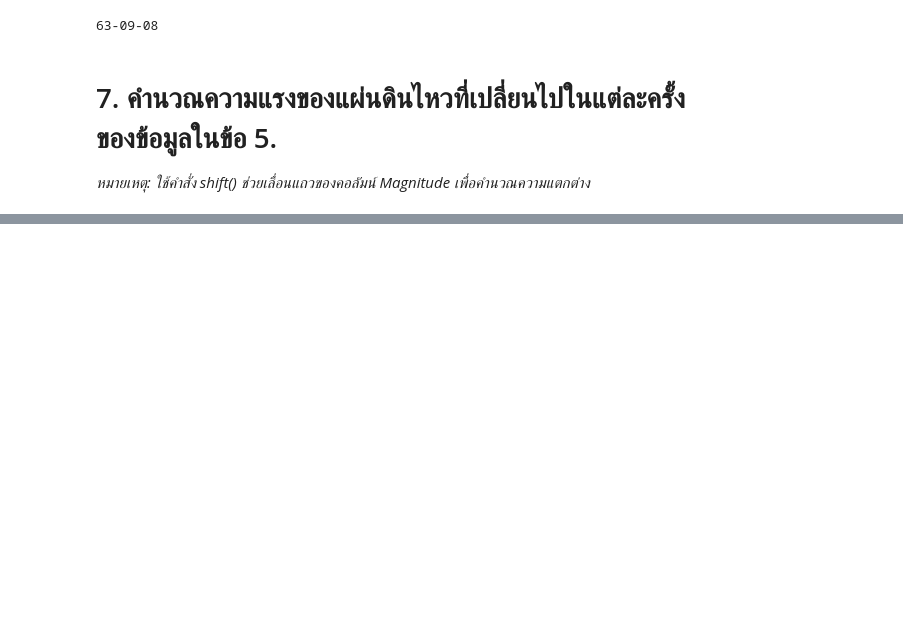
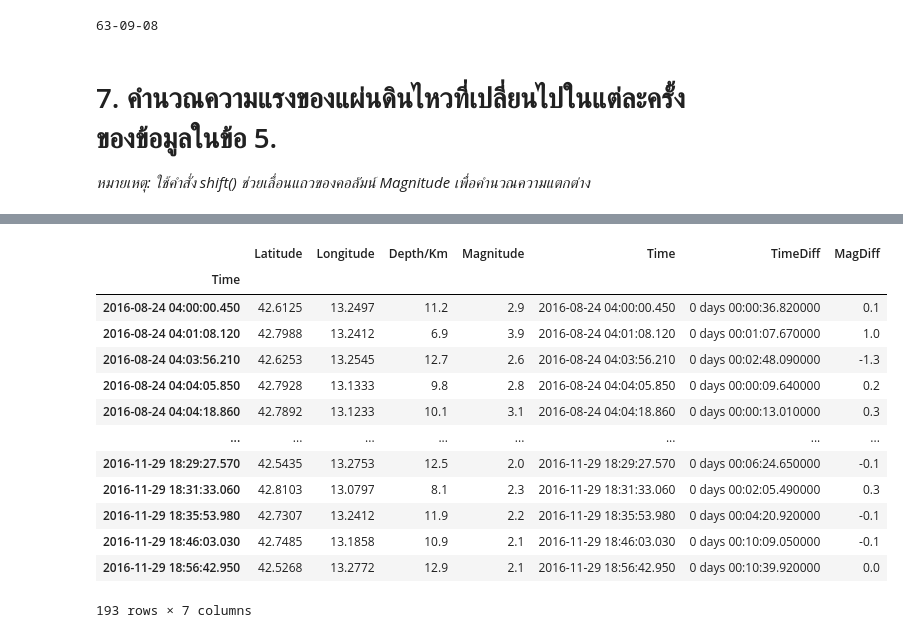
Before and after one commit to ThanapatrP/uni-2-2-data-assignment, a Jupyter notebook: a3/a3.ipynb, the cells around one changed output, grey strips where cells are left out. Drawn from its saved outputs; the diff is of its cells as text; code cells hidden in the pictures; blank space fills up the shorter version.

```diff
--- a/a3/a3.ipynb
+++ b/a3/a3.ipynb
@@ -90,0 +142,4 @@ print("{:d}-{:02d}-{:02d}".format(diff.components.days, diff.components.hours, d
+# %%
+eq["Time"] = eq.index
+eq.sort_index(inplace=True)
+eq["Time"].diff().sort_values(ascending=False).iloc[0]
@@ -90,0 +150,5 @@ print("{:d}-{:02d}-{:02d}".format(diff.components.days, diff.components.hours, d
+# %%
+eq["TimeDiff"] = eq["Time"].diff()
+mx_interval = eq["TimeDiff"].sort_values(ascending=False).iloc[0]
+s_date = eq[eq.TimeDiff == mx_interval].index[0]
+print(f"{s_date.strftime("%d %B %Y %H:%M:%S")} - {(s_date + mx_interval).strftime("%d %B %Y %H:%M:%S")}")
@@ -90,0 +159,4 @@ print("{:d}-{:02d}-{:02d}".format(diff.components.days, diff.components.hours, d
+# %%
+eq["MagDiff"] = eq["Magnitude"].diff()
+eq_highdiff_mag = eq[eq.MagDiff >= 2.0]
+eq_highdiff_mag
@@ -90,0 +177,17 @@ print("{:d}-{:02d}-{:02d}".format(diff.components.days, diff.components.hours, d
+# %%
+eq[eq.index.floor(freq="H").isin(eq_highdiff_mag.index.floor(freq="H"))]
+# %% [output]
+|  | Latitude | Longitude | Depth/Km | Magnitude | Time | TimeDiff | MagDiff |
+| Time |  |  |  |  |  |  |  |
+| 2016-08-24 04:00:00.450 | 42.6125 | 13.2497 | 11.2 | 2.9 | 2016-08-24 04:00:00.450 | 0 days 00:00:36.820000 | 0.1 |
+| 2016-08-24 04:01:08.120 | 42.7988 | 13.2412 | 6.9 | 3.9 | 2016-08-24 04:01:08.120 | 0 days 00:01:07.670000 | 1.0 |
+| 2016-08-24 04:03:56.210 | 42.6253 | 13.2545 | 12.7 | 2.6 | 2016-08-24 04:03:56.210 | 0 days 00:02:48.090000 | -1.3 |
+| 2016-08-24 04:04:05.850 | 42.7928 | 13.1333 | 9.8 | 2.8 | 2016-08-24 04:04:05.850 | 0 days 00:00:09.640000 | 0.2 |
+| 2016-08-24 04:04:18.860 | 42.7892 | 13.1233 | 10.1 | 3.1 | 2016-08-24 04:04:18.860 | 0 days 00:00:13.010000 | 0.3 |
+| ... | ... | ... | ... | ... | ... | ... | ... |
+| 2016-11-29 18:29:27.570 | 42.5435 | 13.2753 | 12.5 | 2.0 | 2016-11-29 18:29:27.570 | 0 days 00:06:24.650000 | -0.1 |
+| 2016-11-29 18:31:33.060 | 42.8103 | 13.0797 | 8.1 | 2.3 | 2016-11-29 18:31:33.060 | 0 days 00:02:05.490000 | 0.3 |
+| 2016-11-29 18:35:53.980 | 42.7307 | 13.2412 | 11.9 | 2.2 | 2016-11-29 18:35:53.980 | 0 days 00:04:20.920000 | -0.1 |
+| 2016-11-29 18:46:03.030 | 42.7485 | 13.1858 | 10.9 | 2.1 | 2016-11-29 18:46:03.030 | 0 days 00:10:09.050000 | -0.1 |
+| 2016-11-29 18:56:42.950 | 42.5268 | 13.2772 | 12.9 | 2.1 | 2016-11-29 18:56:42.950 | 0 days 00:10:39.920000 | 0.0 |
+193 rows × 7 columns
```
Also changed, not shown: parts of 18 cells of this notebook.
